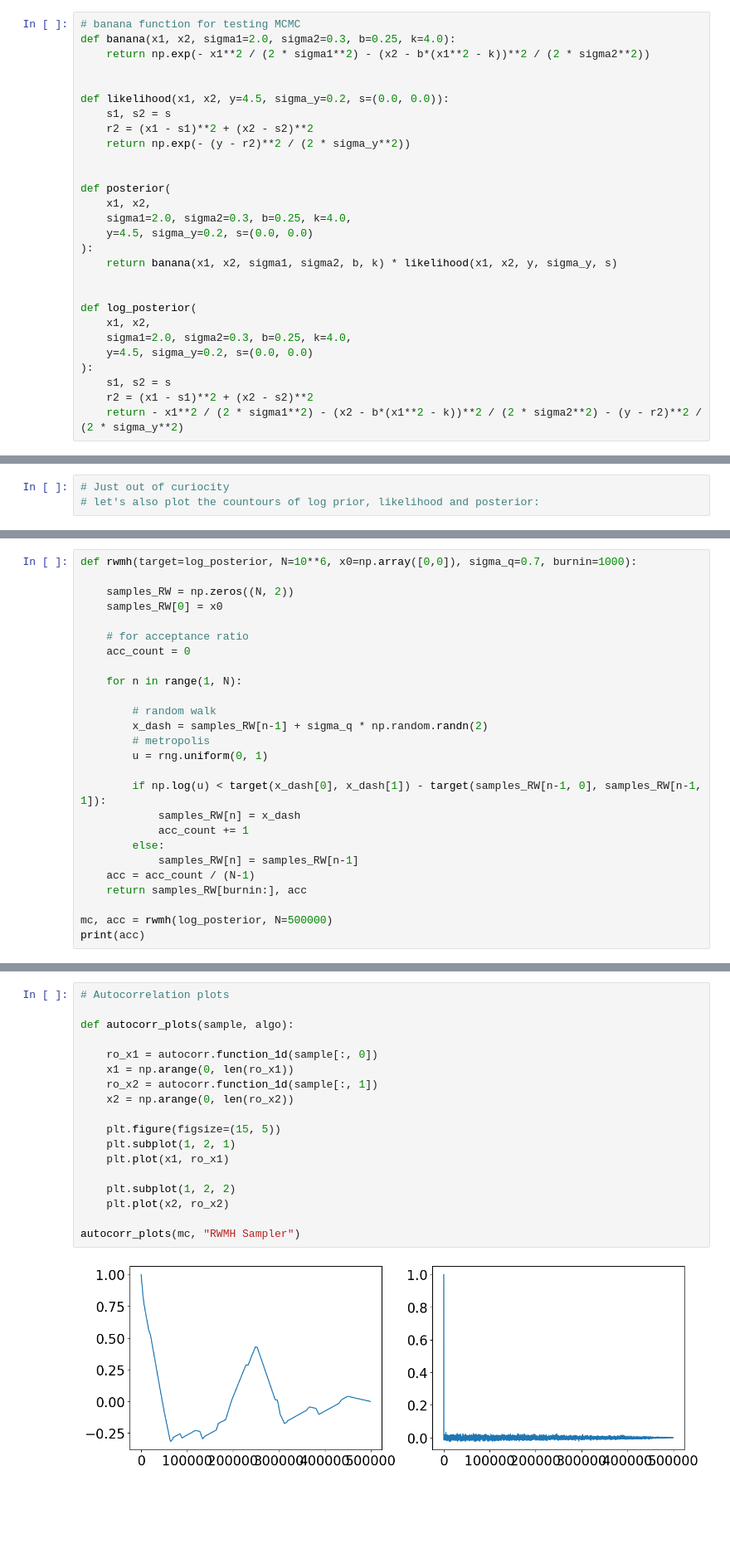
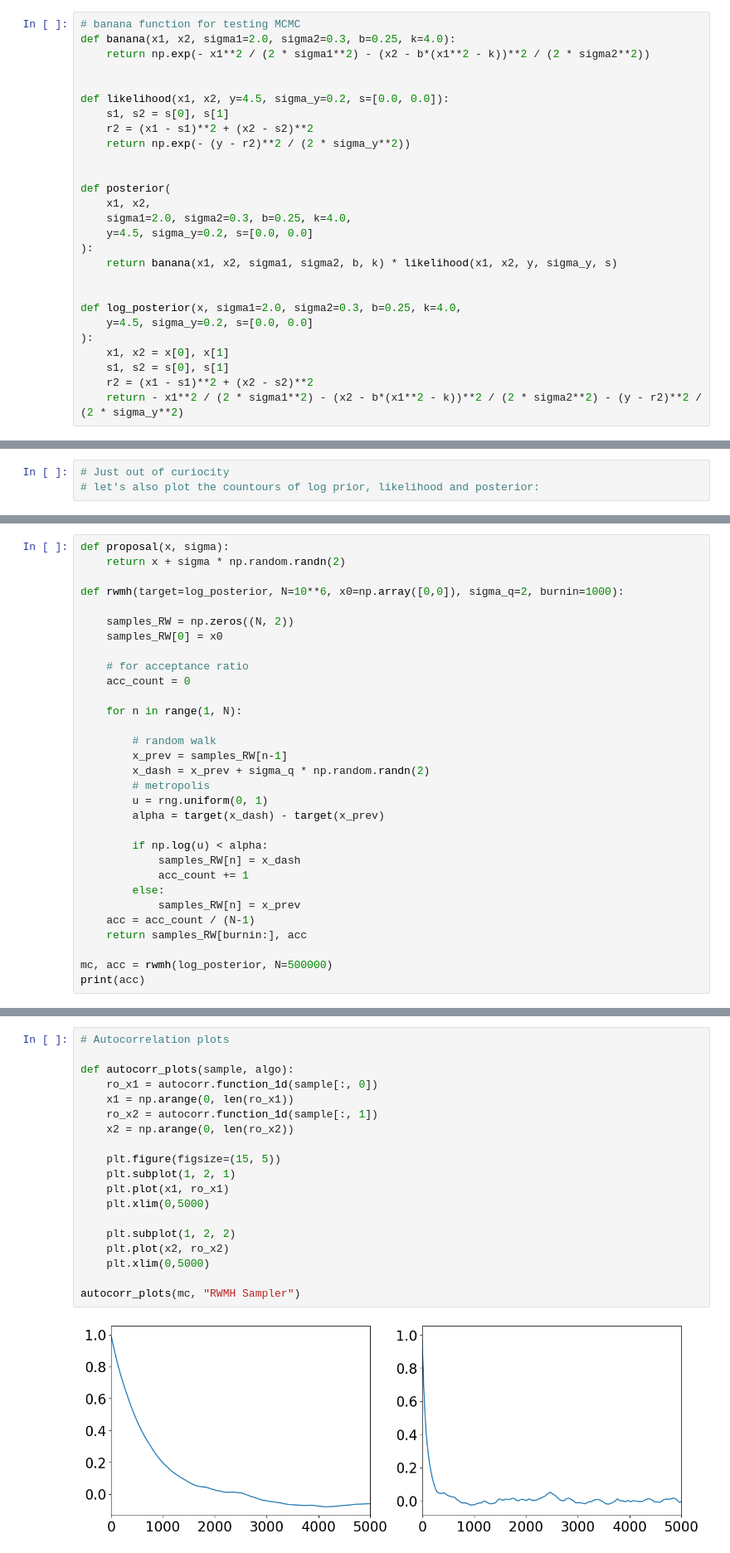
Before and after one commit to alisaklymchuk/stochastic_simulation_math60047, a Jupyter notebook: coursework.ipynb, the cells around one changed output, grey strips where cells are left out. Shown at 83% size. Cells and saved outputs as stored; diff of their text form; blank space fills up the shorter version.

Commit message:
started 1d. committing before experimenting with rw proposal

```diff
--- a/coursework.ipynb
+++ b/coursework.ipynb
@@ -79,8 +91,8 @@ def banana(x1, x2, sigma1=2.0, sigma2=0.3, b=0.25, k=4.0):
     return np.exp(- x1**2 / (2 * sigma1**2) - (x2 - b*(x1**2 - k))**2 / (2 * sigma2**2))
 
 
-def likelihood(x1, x2, y=4.5, sigma_y=0.2, s=(0.0, 0.0)):
-    s1, s2 = s
+def likelihood(x1, x2, y=4.5, sigma_y=0.2, s=[0.0, 0.0]):
+    s1, s2 = s[0], s[1]
     r2 = (x1 - s1)**2 + (x2 - s2)**2
     return np.exp(- (y - r2)**2 / (2 * sigma_y**2))
 
@@ -88,17 +100,16 @@ def likelihood(x1, x2, y=4.5, sigma_y=0.2, s=(0.0, 0.0)):
 def posterior(
     x1, x2,
     sigma1=2.0, sigma2=0.3, b=0.25, k=4.0,
-    y=4.5, sigma_y=0.2, s=(0.0, 0.0)
+    y=4.5, sigma_y=0.2, s=[0.0, 0.0]
 ):
     return banana(x1, x2, sigma1, sigma2, b, k) * likelihood(x1, x2, y, sigma_y, s)
 
 
-def log_posterior(
-    x1, x2,
-    sigma1=2.0, sigma2=0.3, b=0.25, k=4.0,
-    y=4.5, sigma_y=0.2, s=(0.0, 0.0)
+def log_posterior(x, sigma1=2.0, sigma2=0.3, b=0.25, k=4.0,
+    y=4.5, sigma_y=0.2, s=[0.0, 0.0]
 ):
-    s1, s2 = s
+    x1, x2 = x[0], x[1]
+    s1, s2 = s[0], s[1]
     r2 = (x1 - s1)**2 + (x2 - s2)**2
     return - x1**2 / (2 * sigma1**2) - (x2 - b*(x1**2 - k))**2 / (2 * sigma2**2) - (y - r2)**2 / (2 * sigma_y**2)
 # %%
@@ -212,5 +252,8 @@ copy algorithm 9 from lecture notes?
 # %%
-def rwmh(target=log_posterior, N=10**6, x0=np.array([0,0]), sigma_q=0.7, burnin=1000):
+def proposal(x, sigma):
+    return x + sigma * np.random.randn(2)
+
+def rwmh(target=log_posterior, N=10**6, x0=np.array([0,0]), sigma_q=2, burnin=1000):
 
     samples_RW = np.zeros((N, 2))
     samples_RW[0] = x0
@@ -221,15 +264,17 @@ def rwmh(target=log_posterior, N=10**6, x0=np.array([0,0]), sigma_q=0.7, burnin=
     for n in range(1, N):
 
         # random walk
-        x_dash = samples_RW[n-1] + sigma_q * np.random.randn(2)
+        x_prev = samples_RW[n-1]
+        x_dash = x_prev + sigma_q * np.random.randn(2)
         # metropolis
         u = rng.uniform(0, 1)
+        alpha = target(x_dash) - target(x_prev)
 
-        if np.log(u) < target(x_dash[0], x_dash[1]) - target(samples_RW[n-1, 0], samples_RW[n-1, 1]):
+        if np.log(u) < alpha:
             samples_RW[n] = x_dash
             acc_count += 1
         else:
-            samples_RW[n] = samples_RW[n-1]
+            samples_RW[n] = x_prev
     acc = acc_count / (N-1)
     return samples_RW[burnin:], acc
 
@@ -258,20 +303,21 @@ Text(0.5, 1.0, '')
 # %%
 # Autocorrelation plots
 
 def autocorr_plots(sample, algo):
-
     ro_x1 = autocorr.function_1d(sample[:, 0])
     x1 = np.arange(0, len(ro_x1))
     ro_x2 = autocorr.function_1d(sample[:, 1])
     x2 = np.arange(0, len(ro_x2))
 
     plt.figure(figsize=(15, 5))
     plt.subplot(1, 2, 1)
     plt.plot(x1, ro_x1)
+    plt.xlim(0,5000)
 
     plt.subplot(1, 2, 2)
     plt.plot(x2, ro_x2)
+    plt.xlim(0,5000)
 
 autocorr_plots(mc, "RWMH Sampler")
 # %% [output]
-[figure, old version]
+[figure, new version]
```
Also changed, not shown: parts of 11 cells of this notebook.
